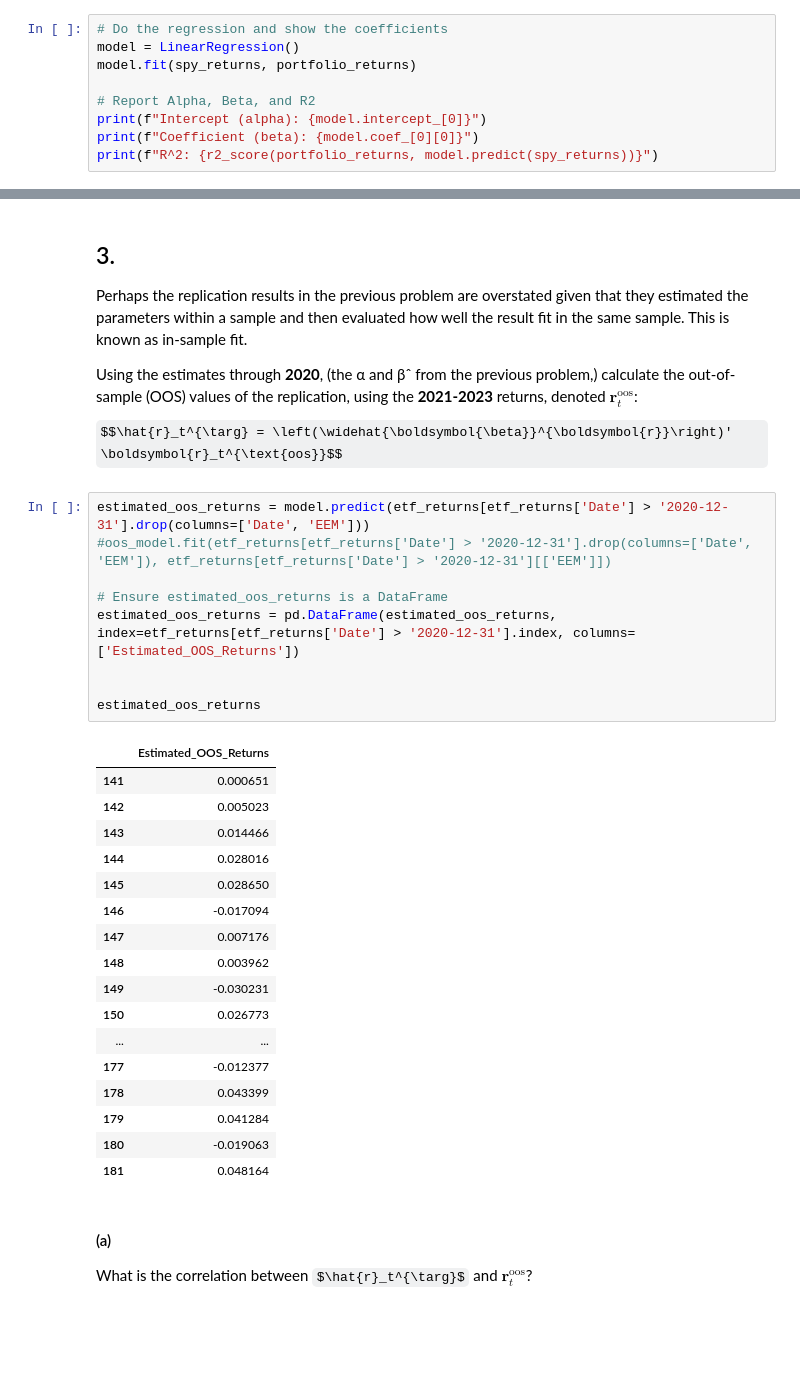
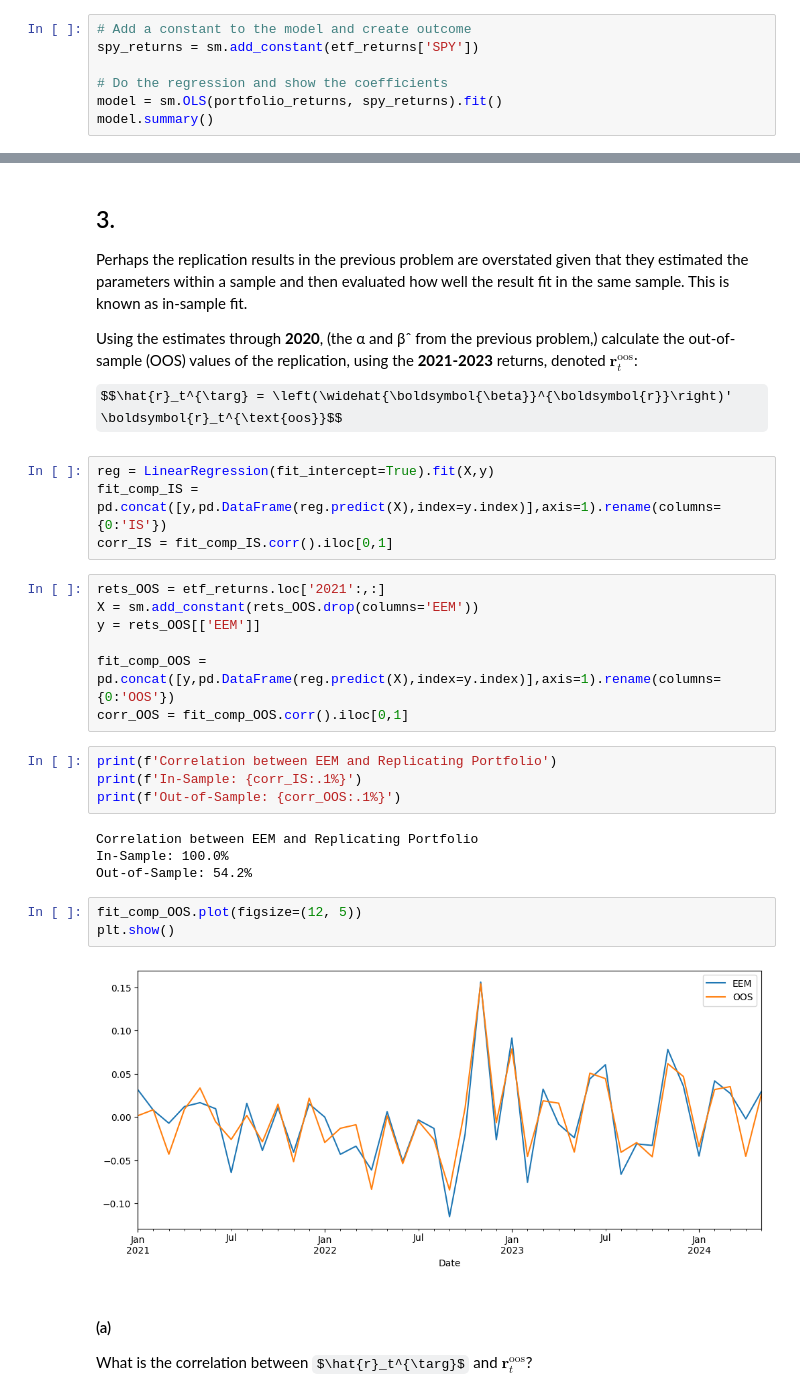
Before and after one commit to ArturoCharleston/finm-data-analysis-2024, a Jupyter notebook: homework/Homework 1 - Using OLS_arturo.ipynb, the cells around one changed output, grey strips where cells are left out. Saved outputs shown, nothing was run; the diff lists cells and outputs as text; some formulas as TeX source; blank space fills up the shorter version.

```diff
--- a/homework/Homework 1 - Using OLS_arturo.ipynb
+++ b/homework/Homework 1 - Using OLS_arturo.ipynb
@@ -71,10 +64,8 @@ spy_returns.shape
 # %%
+# Add a constant to the model and create outcome
+spy_returns = sm.add_constant(etf_returns['SPY'])
+
 # Do the regression and show the coefficients
-model = LinearRegression()
-model.fit(spy_returns, portfolio_returns)
-
-# Report Alpha, Beta, and R2
-print(f"Intercept (alpha): {model.intercept_[0]}")
-print(f"Coefficient (beta): {model.coef_[0][0]}")
-print(f"R^2: {r2_score(portfolio_returns, model.predict(spy_returns))}")
+model = sm.OLS(portfolio_returns, spy_returns).fit()
+model.summary()
 # %% [output]
@@ -295,33 +304,30 @@ Perhaps the replication results in the previous problem are overstated given tha
 Using the estimates through **2020**, (the α and βˆ from the previous problem,) calculate the out-of-sample (OOS) values of the replication, using the **2021-2023** returns, denoted $\boldsymbol{r}_t^{\text{oos}}$:
 
 $$\hat{r}_t^{\targ} = \left(\widehat{\boldsymbol{\beta}}^{\boldsymbol{r}}\right)' \boldsymbol{r}_t^{\text{oos}}$$
-# %%
-estimated_oos_returns = model.predict(etf_returns[etf_returns['Date'] > '2020-12-31'].drop(columns=['Date', 'EEM']))
-#oos_model.fit(etf_returns[etf_returns['Date'] > '2020-12-31'].drop(columns=['Date', 'EEM']), etf_returns[etf_returns['Date'] > '2020-12-31'][['EEM']])
-
-# Ensure estimated_oos_returns is a DataFrame
-estimated_oos_returns = pd.DataFrame(estimated_oos_returns, index=etf_returns[etf_returns['Date'] > '2020-12-31'].index, columns=['Estimated_OOS_Returns'])
-
-
-estimated_oos_returns
-# %% [output]
-|  | Estimated_OOS_Returns |
-| 141 | 0.000651 |
-| 142 | 0.005023 |
-| 143 | 0.014466 |
-| 144 | 0.028016 |
-| 145 | 0.028650 |
-| 146 | -0.017094 |
-| 147 | 0.007176 |
-| 148 | 0.003962 |
-| 149 | -0.030231 |
-| 150 | 0.026773 |
-| ... | ... |
-| 177 | -0.012377 |
-| 178 | 0.043399 |
-| 179 | 0.041284 |
-| 180 | -0.019063 |
-| 181 | 0.048164 |
+# %%
+reg = LinearRegression(fit_intercept=True).fit(X,y)
+fit_comp_IS = pd.concat([y,pd.DataFrame(reg.predict(X),index=y.index)],axis=1).rename(columns={0:'IS'})
+corr_IS = fit_comp_IS.corr().iloc[0,1]
+# %%
+rets_OOS = etf_returns.loc['2021':,:]
+X = sm.add_constant(rets_OOS.drop(columns='EEM'))
+y = rets_OOS[['EEM']]
+
+fit_comp_OOS = pd.concat([y,pd.DataFrame(reg.predict(X),index=y.index)],axis=1).rename(columns={0:'OOS'})
+corr_OOS = fit_comp_OOS.corr().iloc[0,1]
+# %%
+print(f'Correlation between EEM and Replicating Portfolio')
+print(f'In-Sample: {corr_IS:.1%}')
+print(f'Out-of-Sample: {corr_OOS:.1%}')
+# %% [output]
+Correlation between EEM and Replicating Portfolio
+In-Sample: 100.0%
+Out-of-Sample: 54.2%
+# %%
+fit_comp_OOS.plot(figsize=(12, 5))
+plt.show()
+# %% [output]
+[figure, added]
 # %% [markdown]
 #### (a)
 What is the correlation between $\hat{r}_t^{\targ}$ and $\boldsymbol{r}_t^{\text{oos}}$?
```
Also changed, not shown: parts of 15 cells of this notebook.
